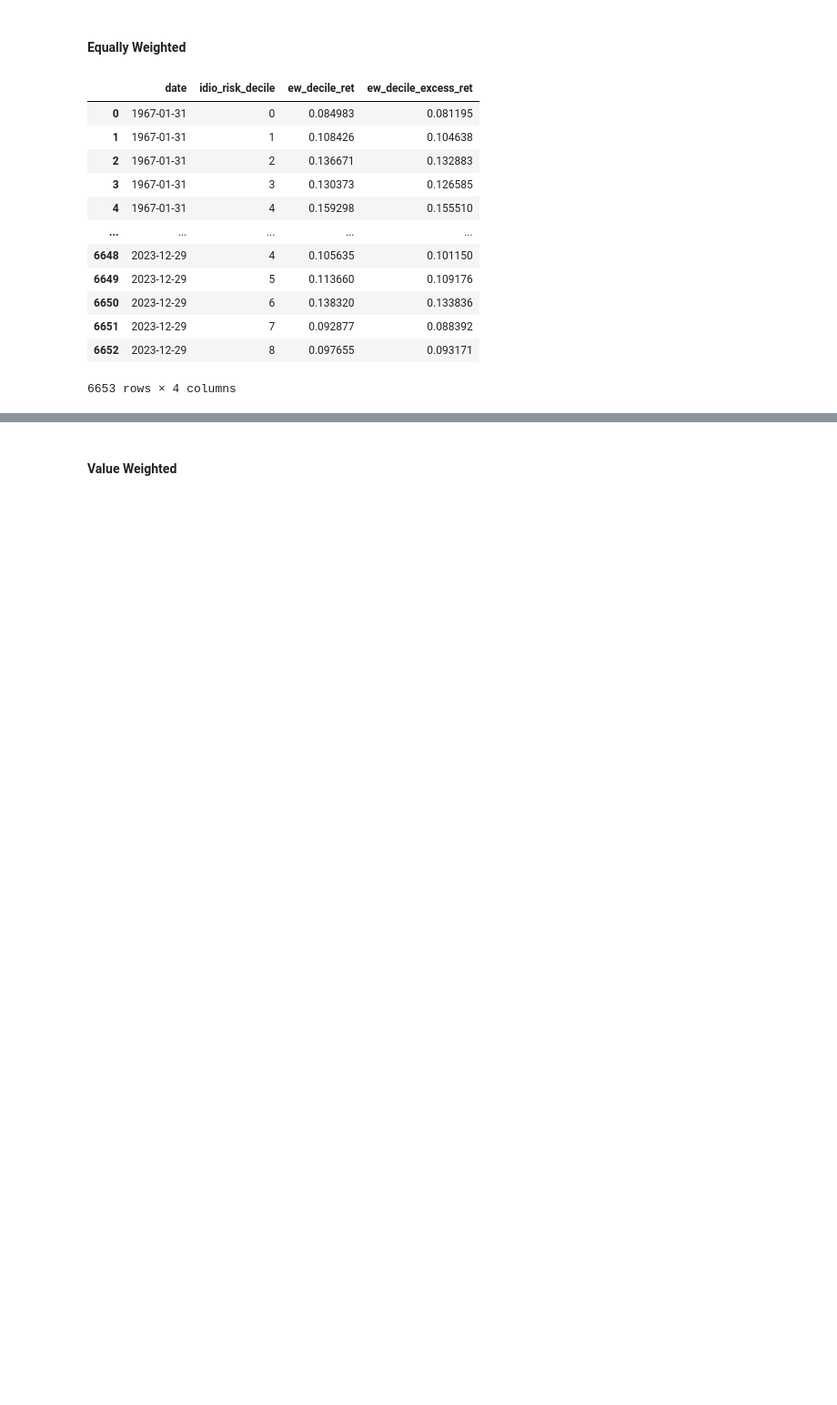
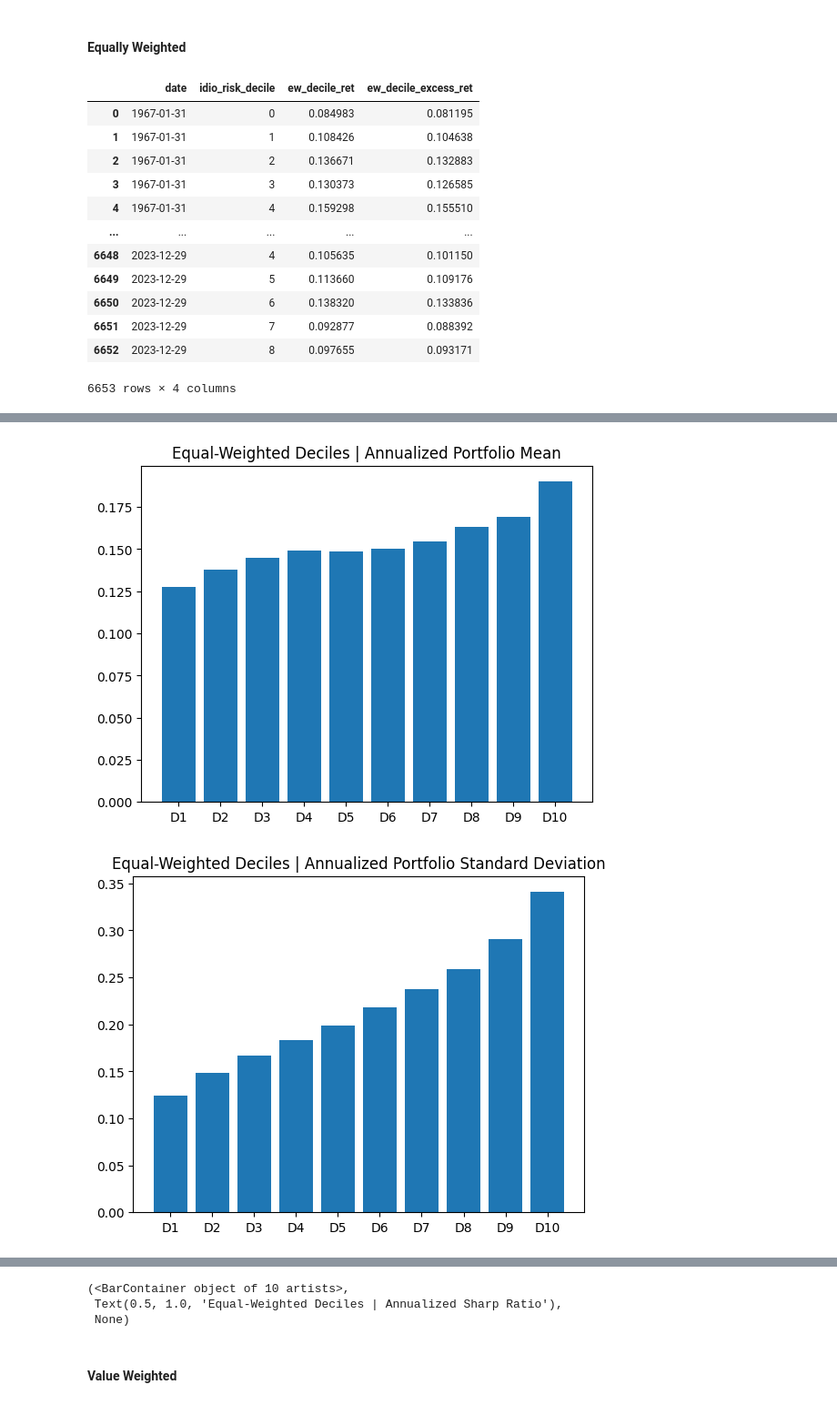
Before and after one commit to ekaterina-borisova/Investments_Project, a Jupyter notebook: project.ipynb, the cells around one changed output, grey strips where cells are left out. Shown at 91% size. Saved outputs shown, nothing was run; the diff lists cells and outputs as text; code cells hidden in the pictures; blank space fills up the shorter version.

```diff
--- a/project.ipynb
+++ b/project.ipynb
@@ -526,0 +519,7 @@ ret_ew
+# %%
+plt.bar(['D'+ str(x) for x in np.arange(1,11)], ret_ew.groupby('idio_risk_decile')['ew_decile_ret'].mean()*12),plt.title('Equal-Weighted Deciles | Annualized Portfolio Mean'), plt.show()
+plt.bar(['D'+ str(x) for x in np.arange(1,11)], ret_ew.groupby('idio_risk_decile')['ew_decile_ret'].std()*np.sqrt(12)),plt.title('Equal-Weighted Deciles | Annualized Portfolio Standard Deviation'), plt.show()
+plt.bar(['D'+ str(x) for x in np.arange(1,11)], ret_ew.groupby('idio_risk_decile')['ew_decile_excess_ret'].mean()*np.sqrt(12)/ret_ew.groupby('idio_risk_decile')['ew_decile_ret'].std()),plt.title('Equal-Weighted Deciles | Annualized Sharp Ratio'), plt.show()
+# %% [output]
+[figure, added]
+[figure, added]
@@ -527,2 +527,5 @@ ret_ew
+(<BarContainer object of 10 artists>,
+ Text(0.5, 1.0, 'Equal-Weighted Deciles | Annualized Sharp Ratio'),
+ None)
 # %% [markdown]
 #### Value Weighted
```
Also changed, not shown: parts of 8 cells of this notebook.
